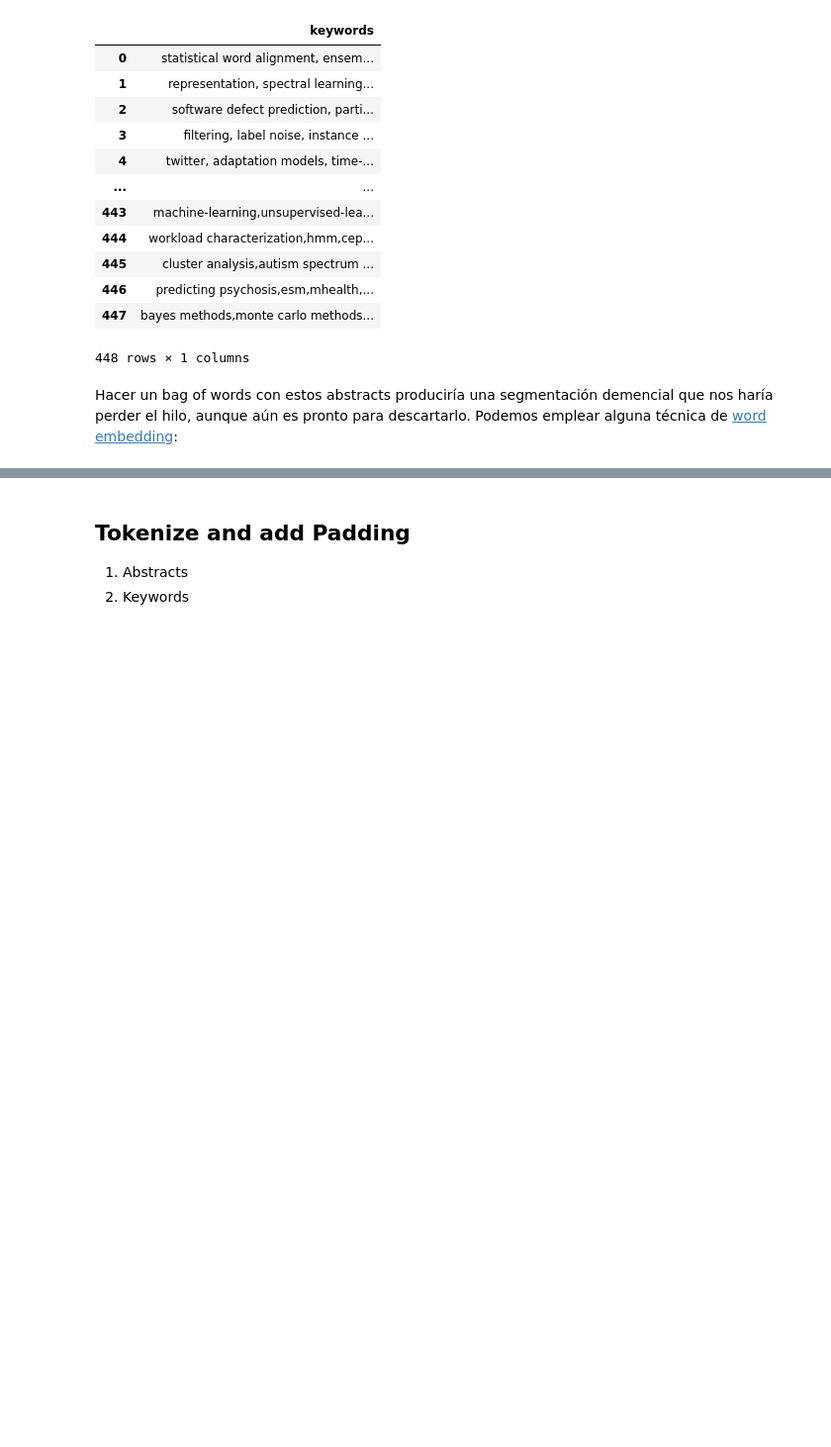
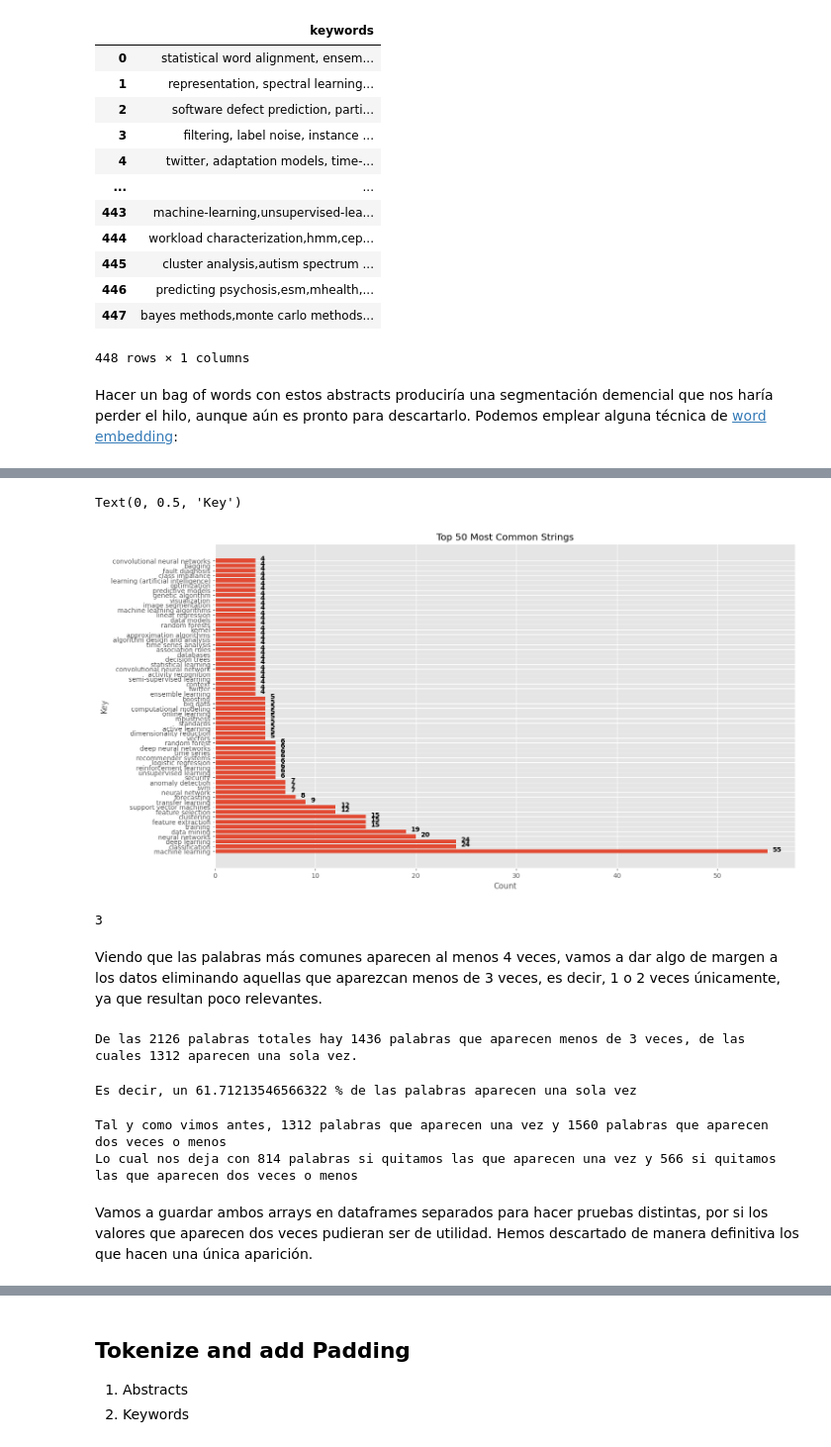
Before and after one commit to blitty-codes/AgentesInteligentes, a Jupyter notebook: neural/classificator.ipynb, the cells around one changed output, grey strips where cells are left out. Shown at 99% size. Drawn from its saved outputs; the diff is of its cells as text; code cells hidden in the pictures; blank space fills up the shorter version.

```diff
--- a/neural/classificator.ipynb
+++ b/neural/classificator.ipynb
@@ -184,0 +144,8 @@ Example keywords: abnormal event detection, low-rank approximation, adaptive lea
+# %%
+words = []
+
+for abs in targets:
+    for w in abs.split(','):
+        words.append(w.strip())
+
+print("Terminado, hay", len(words), "palabras")
@@ -184,0 +156,3 @@ Example keywords: abnormal event detection, low-rank approximation, adaptive lea
+# %%
+words_df = pd.DataFrame(words, columns=y.columns)
+words_df
@@ -184,0 +173,68 @@ Example keywords: abnormal event detection, low-rank approximation, adaptive lea
+# %%
+from collections import Counter
+
+string_counts = Counter(words_df.values.flatten())
+top_strings = string_counts.most_common(60)
+
+labels, counts = zip(*top_strings)
+
+fig, ax = plt.subplots()
+ax.barh(labels, counts, align='center')
+
+# Add count label for each bar
+for i, v in enumerate(counts):
+    ax.text(v + 0.5, i, str(v), color='black', fontweight='bold')
+
+plt.title("Top 50 Most Common Strings")
+plt.xlabel("Count")
+plt.ylabel("Key")
+# %% [output]
+Text(0, 0.5, 'Key')
+[figure, added]
+# %%
+print(string_counts.get("privacy"))
+# %% [output]
+3
+# %% [markdown]
+Viendo que las palabras más comunes aparecen al menos 4 veces, vamos a dar algo de margen a los datos eliminando aquellas que aparezcan menos de 3 veces, es decir, 1 o 2 veces únicamente, ya que resultan poco relevantes.
+# %%
+poco_frecuentes = 0
+una_sola_vez = 0
+
+# dejamos la elegancia de lado
+for i in string_counts:
+  if string_counts.get(i) < 3:
+    poco_frecuentes +=1
+
+for i in string_counts:
+  if string_counts.get(i) < 2:
+    una_sola_vez +=1
+
+print("De las", len(words_df), "palabras totales hay", poco_frecuentes, "palabras que aparecen menos de 3 veces, de las cuales", una_sola_vez, "aparecen una sola vez.")
+# %% [output]
+De las 2126 palabras totales hay 1436 palabras que aparecen menos de 3 veces, de las cuales 1312 aparecen una sola vez.
+# %%
+print("Es decir, un", (una_sola_vez/len(words_df))*100,"% de las palabras aparecen una sola vez")
+# %% [output]
+Es decir, un 61.71213546566322 % de las palabras aparecen una sola vez
+# %%
+arr = words_df.values.flatten()
+
+# contar ocurrencias de todas las palabras
+unique_vals, val_counts = np.unique(arr, return_counts=True)
+
+# filtrar los valores con más de 2 o 3 repeticiones
+filtered_vals_under2 = unique_vals[val_counts >= 2]         # las leyes de DeMorgan lo convierten en < 2, eliminando los que aparecen una sola vez
+filtered_vals_under3 = unique_vals[val_counts >= 3]         # las leyes de DeMorgan lo convierten en < 3, eliminando los que aparecen dos veces o menos
+
+# obtenemos al quitar
+filtered_arr_under2 = arr[np.isin(arr, filtered_vals_under2)]       # quitamos los que aparecen una sola vez
+filtered_arr_under3 = arr[np.isin(arr, filtered_vals_under3)]       # quitamos los que aparecen dos veces o menos
+
+print("Tal y como vimos antes,", len(words_df)-len(filtered_arr_under2), "palabras que aparecen una vez y", len(words_df)-len(filtered_arr_under3), "palabras que aparecen dos veces o menos")
+print("Lo cual nos deja con", len(filtered_arr_under2), "palabras si quitamos las que aparecen una vez y", len(filtered_arr_under3), "si quitamos las que aparecen dos veces o menos")
+# %% [output]
+Tal y como vimos antes, 1312 palabras que aparecen una vez y 1560 palabras que aparecen dos veces o menos
+Lo cual nos deja con 814 palabras si quitamos las que aparecen una vez y 566 si quitamos las que aparecen dos veces o menos
+# %% [markdown]
+Vamos a guardar ambos arrays en dataframes separados para hacer pruebas distintas, por si los valores que aparecen dos veces pudieran ser de utilidad. Hemos descartado de manera definitiva los que hacen una única aparición.
```
Also changed, not shown: parts of 71 cells of this notebook, 1 other file.
